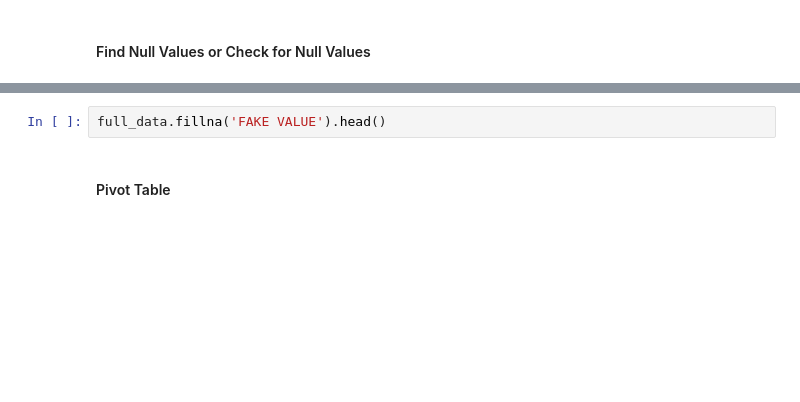
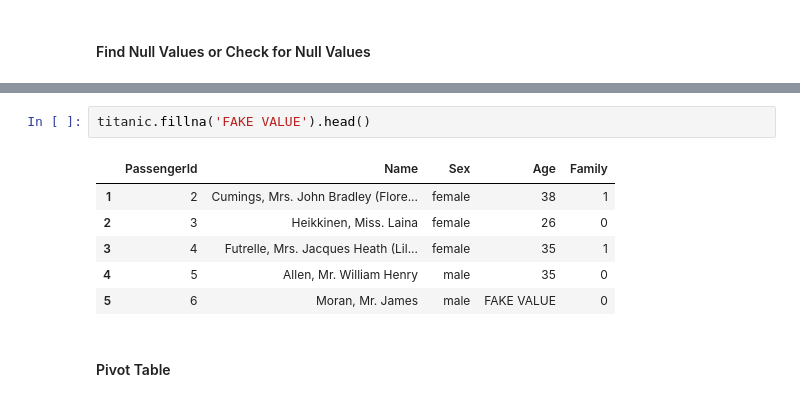
Before and after one commit to GiulioRossetti/SoBigData_courses, a Jupyter notebook: Intro_to_data_analysis_with_python/2. Data manipulation in Pandas.ipynb, the cells around one changed output, grey strips where cells are left out. Cells and saved outputs as stored; diff of their text form; blank space fills up the shorter version.

```diff
--- a/Intro_to_data_analysis_with_python/2. Data manipulation in Pandas.ipynb
+++ b/Intro_to_data_analysis_with_python/2. Data manipulation in Pandas.ipynb
@@ -434,5 +944,12 @@ full_data.isnull().head()
 # %%
-full_data.fillna('FAKE VALUE').head()
+titanic.fillna('FAKE VALUE').head()
+# %% [output]
+|  | PassengerId | Name | Sex | Age | Family |
+| 1 | 2 | Cumings, Mrs. John Bradley (Flore... | female | 38 | 1 |
+| 2 | 3 | Heikkinen, Miss. Laina | female | 26 | 0 |
+| 3 | 4 | Futrelle, Mrs. Jacques Heath (Lil... | female | 35 | 1 |
+| 4 | 5 | Allen, Mr. William Henry | male | 35 | 0 |
+| 5 | 6 | Moran, Mr. James | male | FAKE VALUE | 0 |
 # %% [markdown]
 #### Pivot Table
 # %%
```
Also changed, not shown: parts of 75 cells of this notebook, 1 other file.
